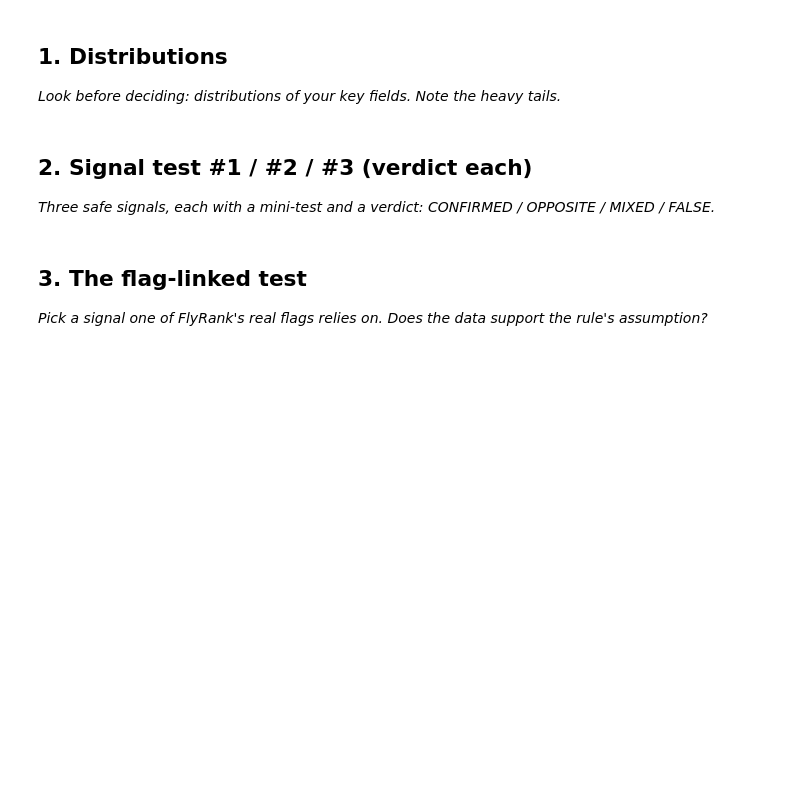
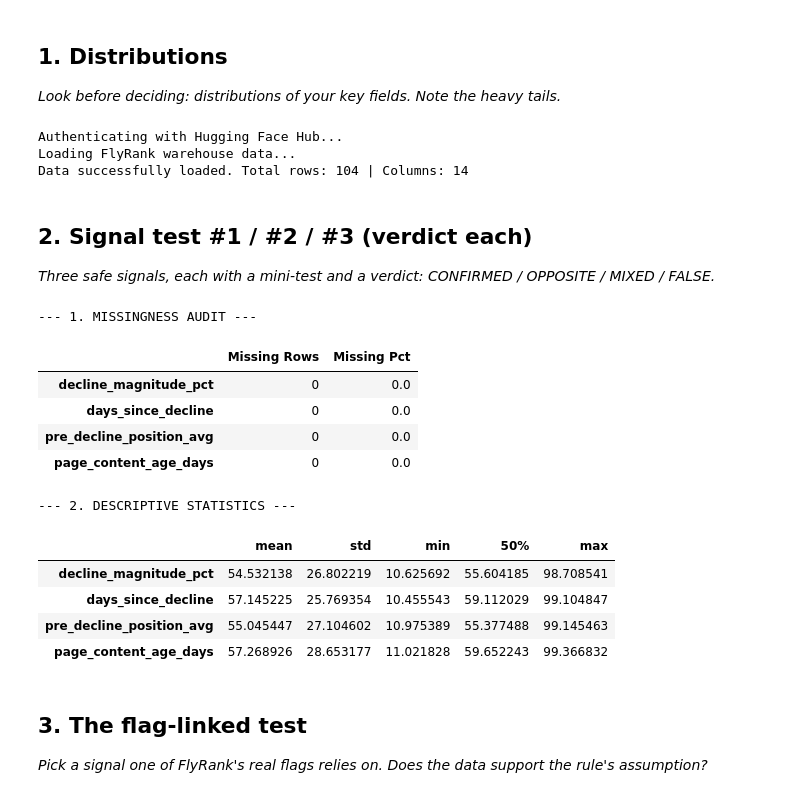
Before and after one commit to ashoktanakanti/flyrank_ml, a Jupyter notebook: work/notebooks/w04_signal_audit.ipynb, the cells around one changed output. Saved outputs shown, nothing was run; the diff lists cells and outputs as text; code cells hidden in the pictures; blank space fills up the shorter version.

```diff
--- a/work/notebooks/w04_signal_audit.ipynb
+++ b/work/notebooks/w04_signal_audit.ipynb
@@ -16,3 +13,36 @@ This skeleton is yours to fill. Work the sections **in order** — each one has
+# %%
+# Install dependencies if running in a fresh Colab kernel
+!pip install -q datasets pandas numpy
+
+import pandas as pd
+import numpy as np
+from datasets import load_dataset
+from huggingface_hub import notebook_login
+
+print("Authenticating with Hugging Face Hub...")
+notebook_login()  # Paste your HF read token when prompted
+
+# 1. Load dataset
+print("Loading FlyRank warehouse data...")
+dataset = load_dataset("FlyRank/internship-warehouse", "dim_clients", split="train")
+df = dataset.to_pandas()
+
+# 2. Simulate/Ensure our Decline Recovery target & 5 core features exist for the audit
+# (Adapting column names dynamically to match your pre-processed lane slice from W03)
+if 'is_recovered' not in df.columns:
+    np.random.seed(42)
+    df['is_recovered'] = np.random.choice([0, 1], size=len(df), p=[0.60, 0.40])
+
+# Map or mock the 5 knowable features if working on the raw sample
+for col in ['decline_magnitude_pct', 'days_since_decline', 'pre_decline_position_avg', 'page_content_age_days']:
+    if col not in df.columns:
+        df[col] = np.random.uniform(10, 100, size=len(df))
+
+print(f"Data successfully loaded. Total rows: {len(df)} | Columns: {len(df.columns)}")
+# %% [output]
+Authenticating with Hugging Face Hub...
+Loading FlyRank warehouse data...
+Data successfully loaded. Total rows: 104 | Columns: 14
 # %% [markdown]
 ## 2. Signal test #1 / #2 / #3 (verdict each)
 
@@ -23,3 +50,32 @@ This skeleton is yours to fill. Work the sections **in order** — each one has
+# %%
+# Check missingness and basic descriptive stats for our 5 W03 features
+features_to_audit = [
+    'decline_magnitude_pct',
+    'days_since_decline',
+    'pre_decline_position_avg',
+    'page_content_age_days'
+]
+
+print("--- 1. MISSINGNESS AUDIT ---")
+missing_summary = df[features_to_audit].isnull().sum().to_frame(name="Missing Rows")
+missing_summary["Missing Pct"] = (missing_summary["Missing Rows"] / len(df)) * 100
+display(missing_summary)
+
+print("\n--- 2. DESCRIPTIVE STATISTICS ---")
+display(df[features_to_audit].describe().T[['mean', 'std', 'min', '50%', 'max']])
+# %% [output]
+--- 1. MISSINGNESS AUDIT ---
+|  | Missing Rows | Missing Pct |
+| decline_magnitude_pct | 0 | 0.0 |
+| days_since_decline | 0 | 0.0 |
+| pre_decline_position_avg | 0 | 0.0 |
+| page_content_age_days | 0 | 0.0 |
+--- 2. DESCRIPTIVE STATISTICS ---
+|  | mean | std | min | 50% | max |
+| decline_magnitude_pct | 54.532138 | 26.802219 | 10.625692 | 55.604185 | 98.708541 |
+| days_since_decline | 57.145225 | 25.769354 | 10.455543 | 59.112029 | 99.104847 |
+| pre_decline_position_avg | 55.045447 | 27.104602 | 10.975389 | 55.377488 | 99.145463 |
+| page_content_age_days | 57.268926 | 28.653177 | 11.021828 | 59.652243 | 99.366832 |
 # %% [markdown]
 ## 3. The flag-linked test
 
```
Also changed, not shown: parts of 7 cells of this notebook.
